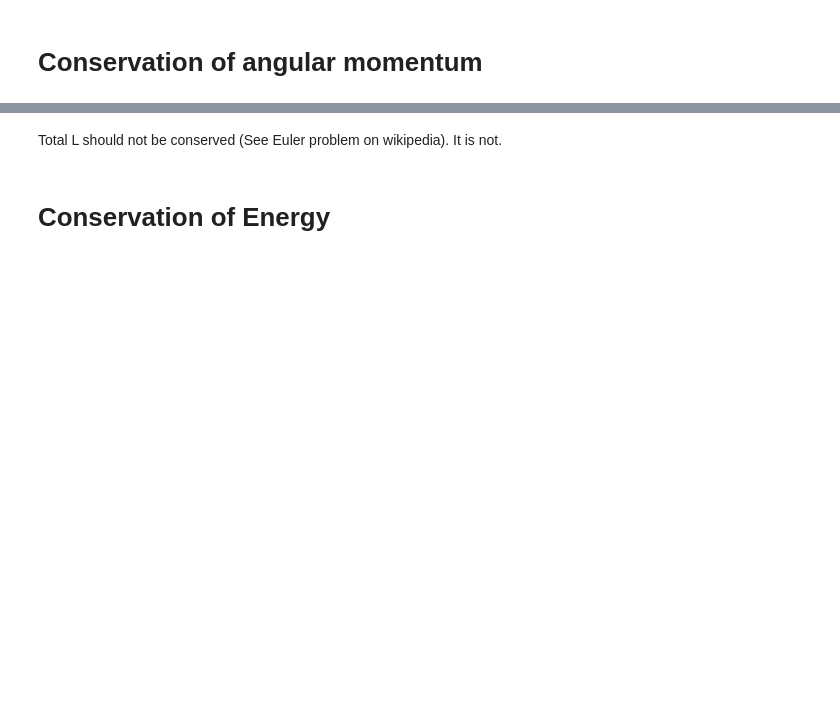
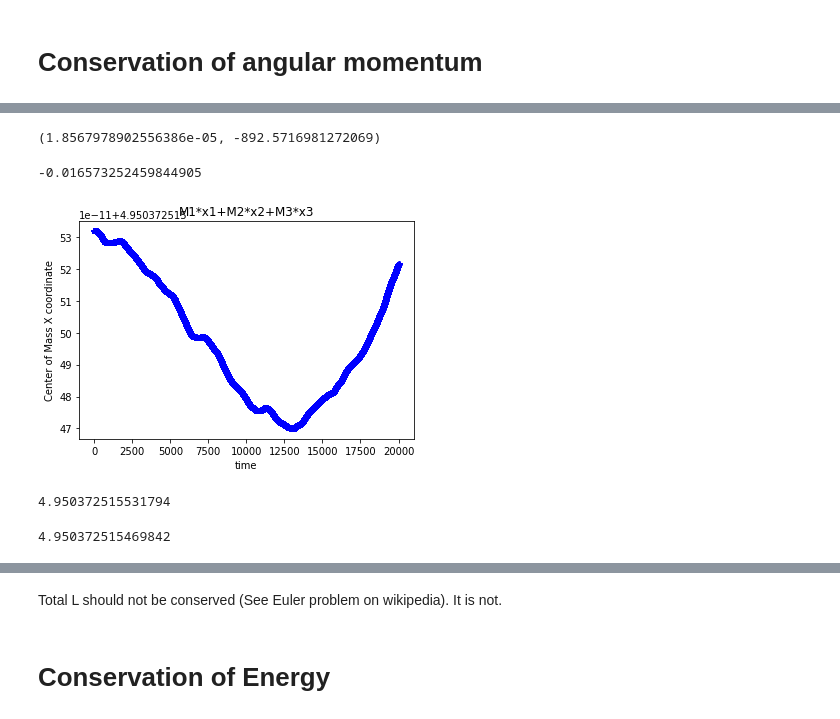
Before and after one commit to sdorsher/ThreeBodyOrbits, a Jupyter notebook: TwoStarsOnePlanet_convergenceTest.ipynb, the cells around one changed output, grey strips where cells are left out. Cells and saved outputs as stored; diff of their text form; code cells hidden in the pictures; blank space fills up the shorter version.

```diff
--- a/TwoStarsOnePlanet_convergenceTest.ipynb
+++ b/TwoStarsOnePlanet_convergenceTest.ipynb
@@ -684,7 +748,27 @@ masses
 # %%
 import Lstability3
 # %%
-deltaL, Lavg, npstarLtot=Lstability3.Lstability3(npstar1x,npstar2x,npstar3x,masses)
+deltaL, Lavg, npstarLtot,npcm,npvcm=Lstability3.Lstability3(npstar1x,npstar2x,npstar3x,masses)
 deltaL, Lavg
+# %% [output]
+(1.8567978902556386e-05, -892.5716981272069)
 # %%
 deltaL*Lavg
+# %% [output]
+-0.016573252459844905
+# %%
+plt.xlabel('time')
+plt.ylabel('Center of Mass X coordinate')
+plt.title('M1*x1+M2*x2+M3*x3')
+plt.plot(nptimes,npcm[:,0],'*b')
+plt.show()
+# %% [output]
+[figure, added]
+# %%
+max(npcm[:,0])
+# %% [output]
+4.950372515531794
+# %%
+min(npcm[:,0])
+# %% [output]
+4.950372515469842
```
Also changed, not shown: parts of 73 cells of this notebook, 3 other files.
